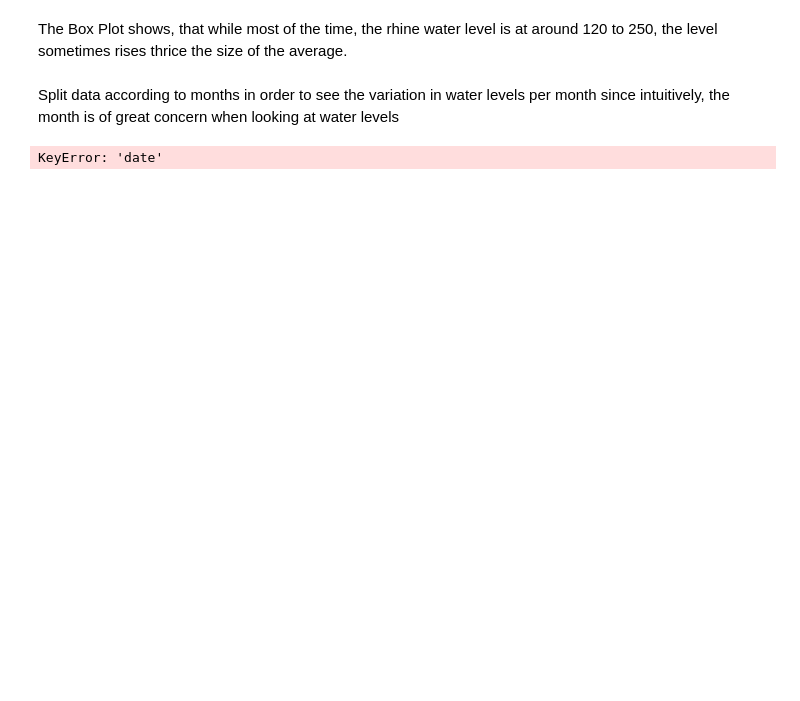
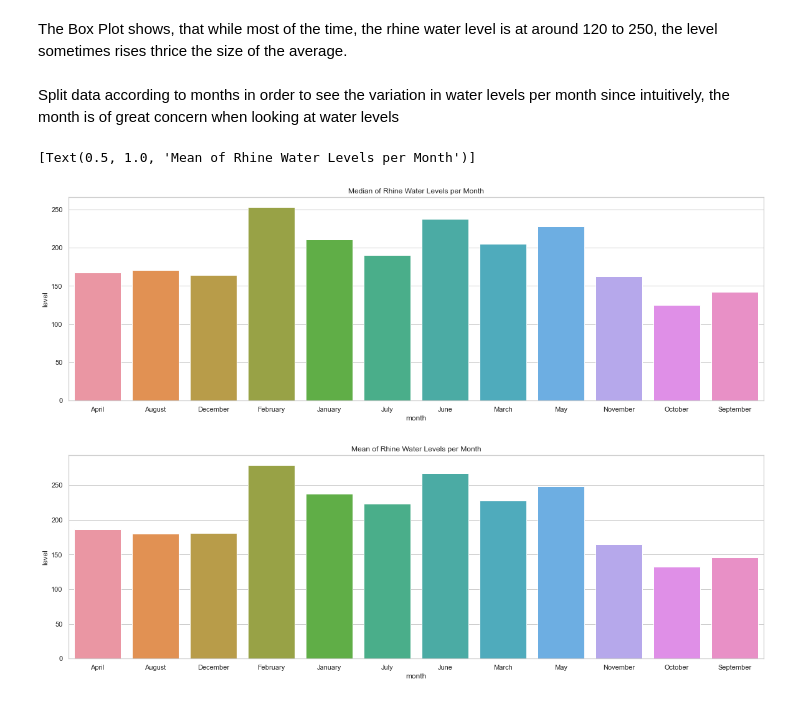
Before and after one commit to AJWarnke/datascienceml2022, a Jupyter notebook: analysis.ipynb, the cells around one changed output. Saved outputs shown, nothing was run; the diff lists cells and outputs as text; code cells hidden in the pictures; blank space fills up the shorter version.

```diff
--- a/analysis.ipynb
+++ b/analysis.ipynb
@@ -57,3 +61,5 @@ m is: -0.012579379122448381; b is: 226.7673270240638
+# %%
+monthly_data = data.copy()
 # %%
 tdi = pd.DatetimeIndex(data.date)
 data.set_index(tdi, inplace=True)
@@ -92,20 +122,22 @@ The Box Plot shows, that while most of the time, the rhine water level is at aro
 Split data according to months in order to see the variation in water levels per month since intuitively, the month is of great concern when looking at water levels
 # %%
 def split_data_monthly(data):
-    data['month'] = pd.DatetimeIndex(data['date']).month_name()
-    monthly_median = data.groupby('month').agg(
+    monthly_data['month'] = pd.DatetimeIndex(monthly_data['date']).month_name()
+    monthly_median = monthly_data.groupby('month').agg(
         {'level': np.median}).reset_index()
-    monthly_mean = data.groupby('month').agg({'level': np.mean}).reset_index()
+    monthly_mean = monthly_data.groupby('month').agg({'level': np.mean}).reset_index()
     return monthly_mean, monthly_median
 
 monthly_mean, monthly_median = split_data_monthly(data)
-# %% [output]
-KeyError: 'date'
 # %%
 plt.figure(3, figsize=(20,6))
-sns.barplot(x="month", y="level", data=monthly_median)
+sns.barplot(x="month", y="level", data=monthly_median).set(title='Median of Rhine Water Levels per Month')
 plt.figure(4, figsize=(20,6))
-sns.barplot(x="month", y="level", data=monthly_mean)
+sns.barplot(x="month", y="level", data=monthly_mean).set(title='Mean of Rhine Water Levels per Month')
+# %% [output]
+[Text(0.5, 1.0, 'Mean of Rhine Water Levels per Month')]
+[figure, added]
+[figure, added]
 # %%
 quantile1, quantile3 = data['level'].quantile([0.25, 0.75])
 IQR = quantile3 - quantile1
```
Also changed, not shown: parts of 6 cells of this notebook.
